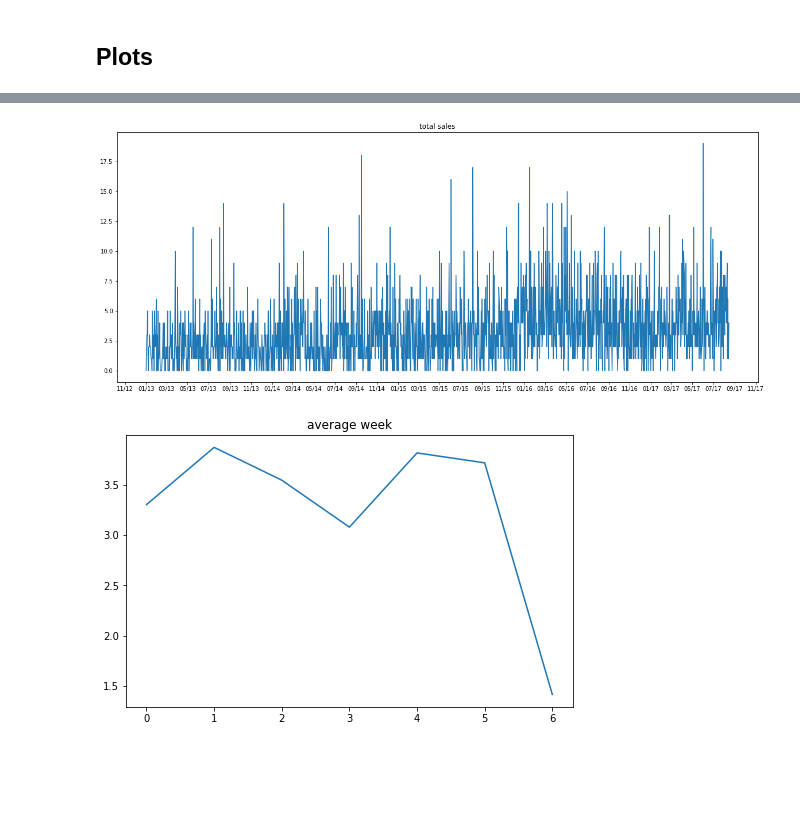
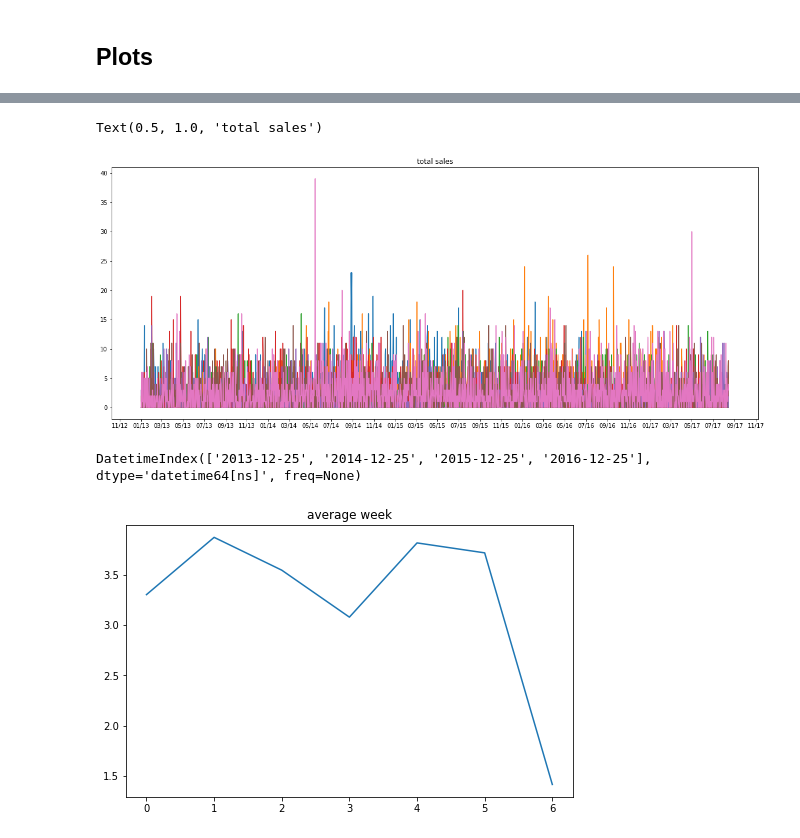
Before and after one commit to PGestrich/AML-Time-Series-Forecasting, a Jupyter notebook: AML_Code.ipynb, the cells around one changed output, grey strips where cells are left out. Saved outputs shown, nothing was run; the diff lists cells and outputs as text; code cells hidden in the pictures; blank space fills up the shorter version.

```diff
--- a/AML_Code.ipynb
+++ b/AML_Code.ipynb
@@ -83,8 +84,11 @@ train  = train.merge(fam_lookup)
 
 
 #split up date into multiple informations
-train['date'] = train['date'].apply(pd.to_datetime)
 train['day'] = train['date'].apply(lambda time: time.day)
 train['month'] = train['date'].apply(lambda time: time.month)
 train['weekday'] = train['date'].apply(lambda time: time.dayofweek)
 train['year'] = train['date'].apply(lambda time: time.year)
+
+#remove noise - half a year after earthquake
+to_drop = train.loc[train['date'].between('2016-04-16', '2016-10-16')]
+train = train.drop(to_drop.index)
@@ -237,0 +275,24 @@ returns array 'predict' with predictions
+# %%
+#create test data for one family
+
+cluster = stores[['store_nbr', 'cluster']].groupby('cluster').count().idxmax().values[0]
+stores_in_cluster = stores.loc[stores['cluster'] == cluster]['store_nbr'].values
+
+train_simple = train.loc[train['store_nbr'].isin(stores_in_cluster)].copy()
+train_simple = train_simple.loc[train_simple['family_id'] == 32]
+
+sales_simple = train_simple[['sales', 'date']].copy()
+#train_simple = train_simple[['date', 'store_nbr', 'onpromotion', 'oilprice', 'holiday', 'weekday', 'day', 'month']]
+train_simple = train_simple[['date', 'store_nbr', 'onpromotion', 'oilprice', 'holiday', 'weekday', 'day', 'month']]
+
+X_train = train_simple.loc[train_simple['date'].between('2013-01-01', '2017-07-31')]
+X_test = train_simple.loc[train_simple['date'].between('2017-08-01', '2017-08-15')]
+Y_train = sales_simple.loc[sales_simple['date'].between('2013-01-01', '2017-07-31')]
+Y_test = sales_simple.loc[sales_simple['date'].between('2017-08-01', '2017-08-15')]
+
+X_train = X_train.drop('date', axis=1)
+Y_train = Y_train.drop('date', axis=1)
+X_test = X_test.drop('date', axis=1)
+Y_test = Y_test.drop('date', axis=1)
+
+print(X_train.shape, '\n', Y_train.shape)
@@ -262,14 +370,28 @@ plt.show()
 # %%
 fig, ax = plt.subplots(figsize=(20, 8))
-#plt.plot(train_short[['sales']], label = "correct value")
-plt.plot(plot_dates, Y_train, label = "prediction")
+#get dates
+date1, date2 = sales_simple['date'].min(), sales_simple['date'].max()
+plot_dates =  pd.date_range(date1, date2, freq = 'd')
+
+leap = []
+for each in plot_dates:
+    if each.month==12 and each.day ==25:
+        leap.append(each)
+plot_dates = plot_dates.drop(leap)
+
+s = sales_simple['sales'].values.reshape(n, -1).transpose()
+plt.plot(plot_dates, s, label = stores_in_cluster)
 date_form = DateFormatter("%m/%y")
 ax.xaxis.set_major_formatter(date_form)
 ax.xaxis.set_major_locator(mdates.MonthLocator(interval=2))
 plt.title('total sales')
-plt.show()
 # %% [output]
+Text(0.5, 1.0, 'total sales')
-[figure, old version]
+[figure, new version]
+# %%
+plot_dates.difference(sales_simple['date'])
+# %% [output]
+DatetimeIndex(['2013-12-25', '2014-12-25', '2015-12-25', '2016-12-25'], dtype='datetime64[ns]', freq=None)
 # %%
 import matplotlib.pyplot as plt
 from matplotlib.dates import DateFormatter
```
Also changed, not shown: parts of 27 cells of this notebook.
